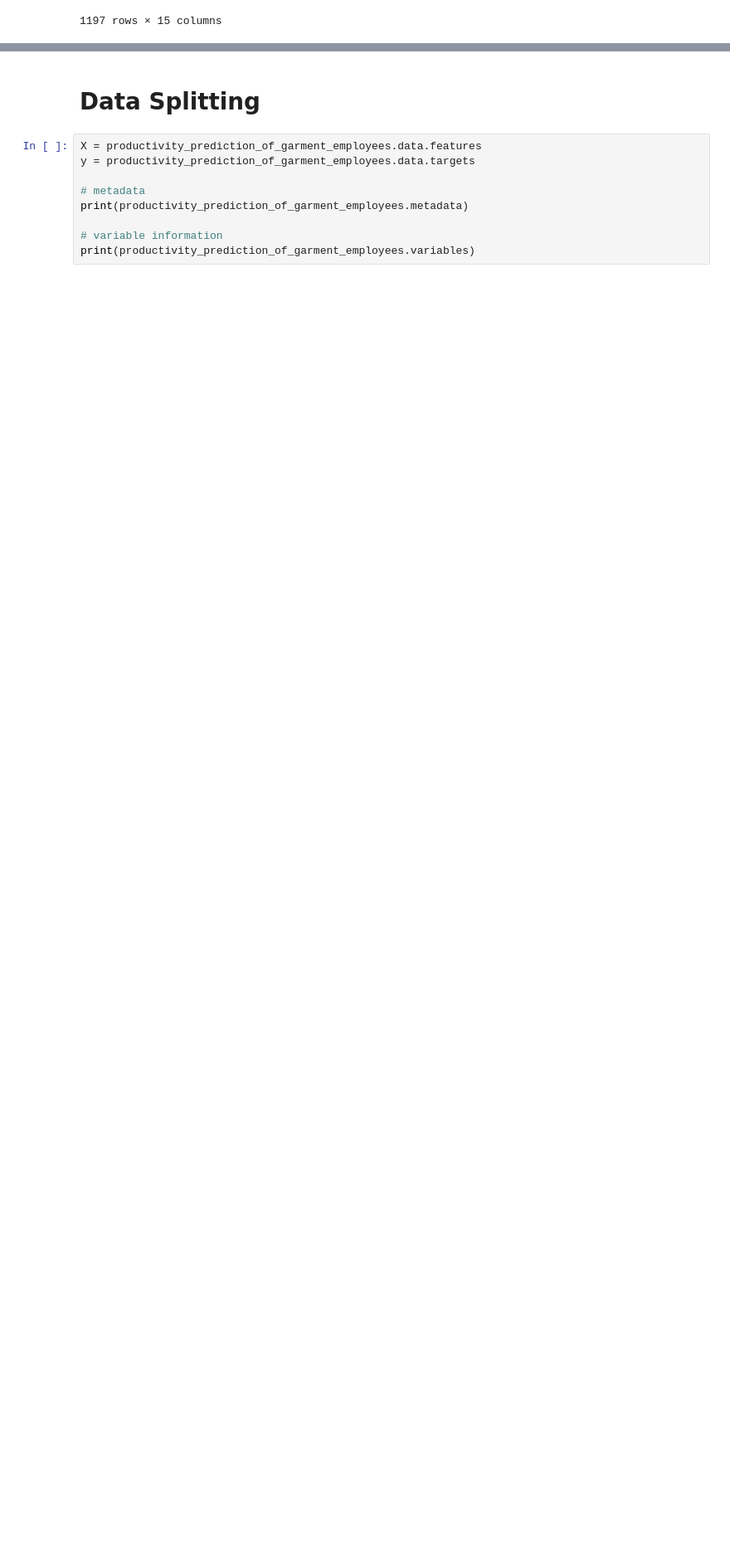
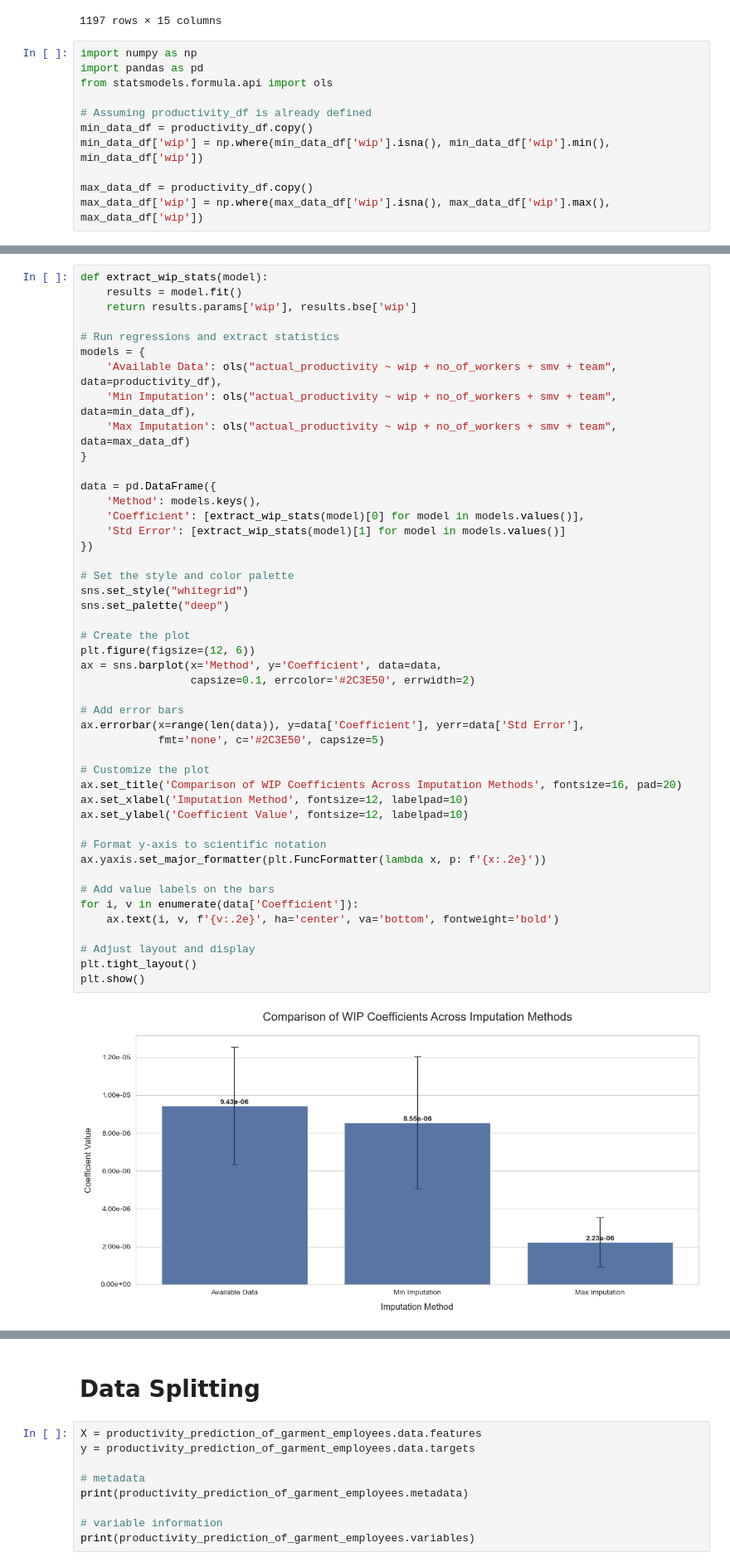
Before and after one commit to ramdhanhdy/DS_Project, a Jupyter notebook: Productivity Prediction/productivity_eda.ipynb, the cells around one changed output, grey strips where cells are left out. Shown: that part at 83% size. Cells and saved outputs as stored; diff of their text form; blank space fills up the shorter version.

Commit message:
add missing value analysis

```diff
--- a/Productivity Prediction/productivity_eda.ipynb
+++ b/Productivity Prediction/productivity_eda.ipynb
@@ -359,3 +384,14 @@ productivity_df
 | 1195 | 2015-03-11 | Quarter2 | finishing | Wednesday | 9 | 0.75 | 2.90 | NaN | 1800 | ... |
 | 1196 | 2015-03-11 | Quarter2 | finishing | Wednesday | 6 | 0.70 | 2.90 | NaN | 720 | ... |
 1197 rows × 15 columns
+# %%
+import numpy as np
+import pandas as pd
+from statsmodels.formula.api import ols
+
+# Assuming productivity_df is already defined
+min_data_df = productivity_df.copy()
+min_data_df['wip'] = np.where(min_data_df['wip'].isna(), min_data_df['wip'].min(), min_data_df['wip'])
+
+max_data_df = productivity_df.copy()
+max_data_df['wip'] = np.where(max_data_df['wip'].isna(), max_data_df['wip'].max(), max_data_df['wip'])
@@ -361,0 +463,48 @@ productivity_df
+# %%
+def extract_wip_stats(model):
+    results = model.fit()
+    return results.params['wip'], results.bse['wip']
+
+# Run regressions and extract statistics
+models = {
+    'Available Data': ols("actual_productivity ~ wip + no_of_workers + smv + team", data=productivity_df),
+    'Min Imputation': ols("actual_productivity ~ wip + no_of_workers + smv + team", data=min_data_df),
+    'Max Imputation': ols("actual_productivity ~ wip + no_of_workers + smv + team", data=max_data_df)
+}
+
+data = pd.DataFrame({
+    'Method': models.keys(),
+    'Coefficient': [extract_wip_stats(model)[0] for model in models.values()],
+    'Std Error': [extract_wip_stats(model)[1] for model in models.values()]
+})
+
+# Set the style and color palette
+sns.set_style("whitegrid")
+sns.set_palette("deep")
+
+# Create the plot
+plt.figure(figsize=(12, 6))
+ax = sns.barplot(x='Method', y='Coefficient', data=data,
+                 capsize=0.1, errcolor='#2C3E50', errwidth=2)
+
+# Add error bars
+ax.errorbar(x=range(len(data)), y=data['Coefficient'], yerr=data['Std Error'],
+            fmt='none', c='#2C3E50', capsize=5)
+
+# Customize the plot
+ax.set_title('Comparison of WIP Coefficients Across Imputation Methods', fontsize=16, pad=20)
+ax.set_xlabel('Imputation Method', fontsize=12, labelpad=10)
+ax.set_ylabel('Coefficient Value', fontsize=12, labelpad=10)
+
+# Format y-axis to scientific notation
+ax.yaxis.set_major_formatter(plt.FuncFormatter(lambda x, p: f'{x:.2e}'))
+
+# Add value labels on the bars
+for i, v in enumerate(data['Coefficient']):
+    ax.text(i, v, f'{v:.2e}', ha='center', va='bottom', fontweight='bold')
+
+# Adjust layout and display
+plt.tight_layout()
+plt.show()
+# %% [output]
+[figure, added]
```
Also changed, not shown: parts of 12 cells of this notebook.
